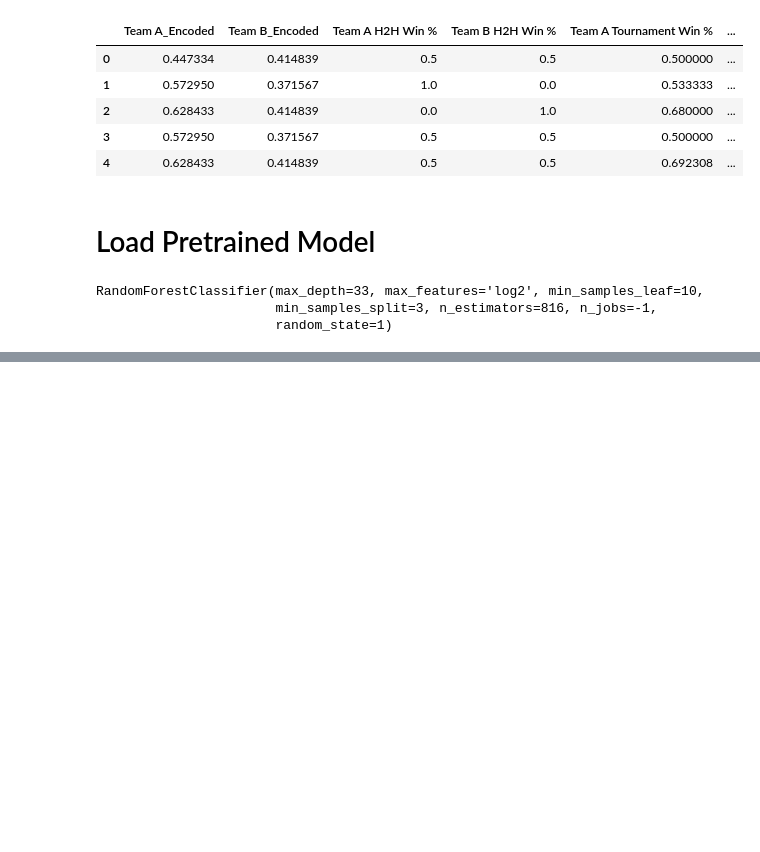
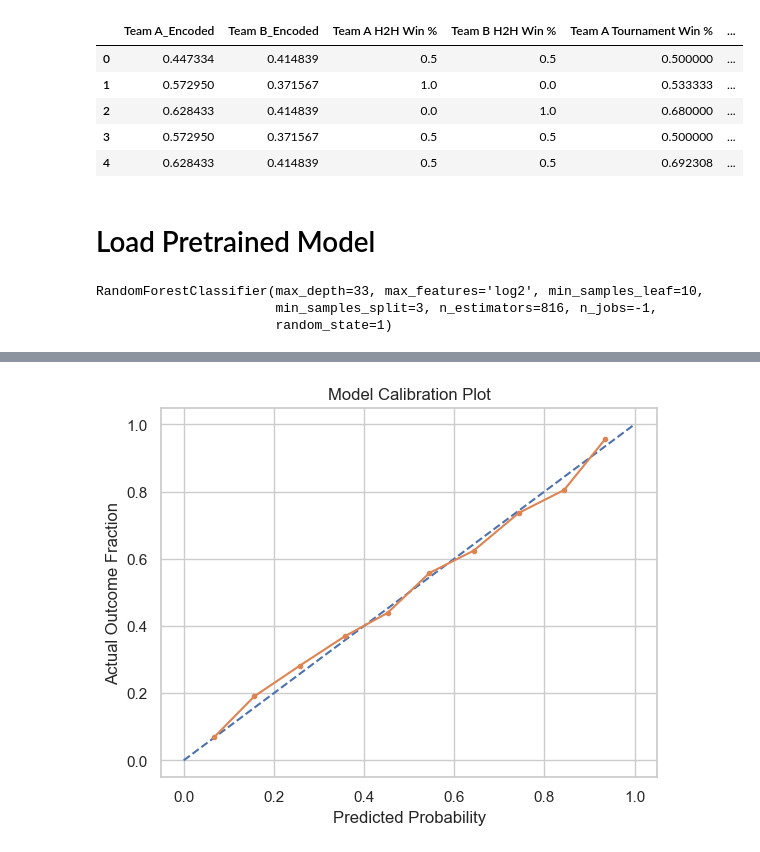
Before and after one commit to rimvelvet31/vct_predictive_model, a Jupyter notebook: betting_sim.ipynb, the cells around one changed output, grey strips where cells are left out. Saved outputs shown, nothing was run; the diff lists cells and outputs as text; code cells hidden in the pictures; blank space fills up the shorter version.

```diff
--- a/betting_sim.ipynb
+++ b/betting_sim.ipynb
@@ -346,0 +255,16 @@ plot_bankroll_evolution(matches)
+# %%
+def plot_model_calibration(y_true, y_pred):
+    fraction_of_positives, mean_predicted_value = calibration_curve(y_true, y_pred, n_bins=10)
+
+    plt.plot([0, 1], [0, 1], linestyle='--')
+    plt.plot(mean_predicted_value, fraction_of_positives, marker='.')
+
+    plt.xlabel('Predicted Probability')
+    plt.ylabel('Actual Outcome Fraction')
+    plt.title('Model Calibration Plot')
+    plt.grid(True)
+    plt.show()
+
+plot_model_calibration(y_test, model.predict_proba(X_test)[:, 1])
+# %% [output]
+[figure, added]
```
Also changed, not shown: parts of 31 cells of this notebook, 1 other file.
